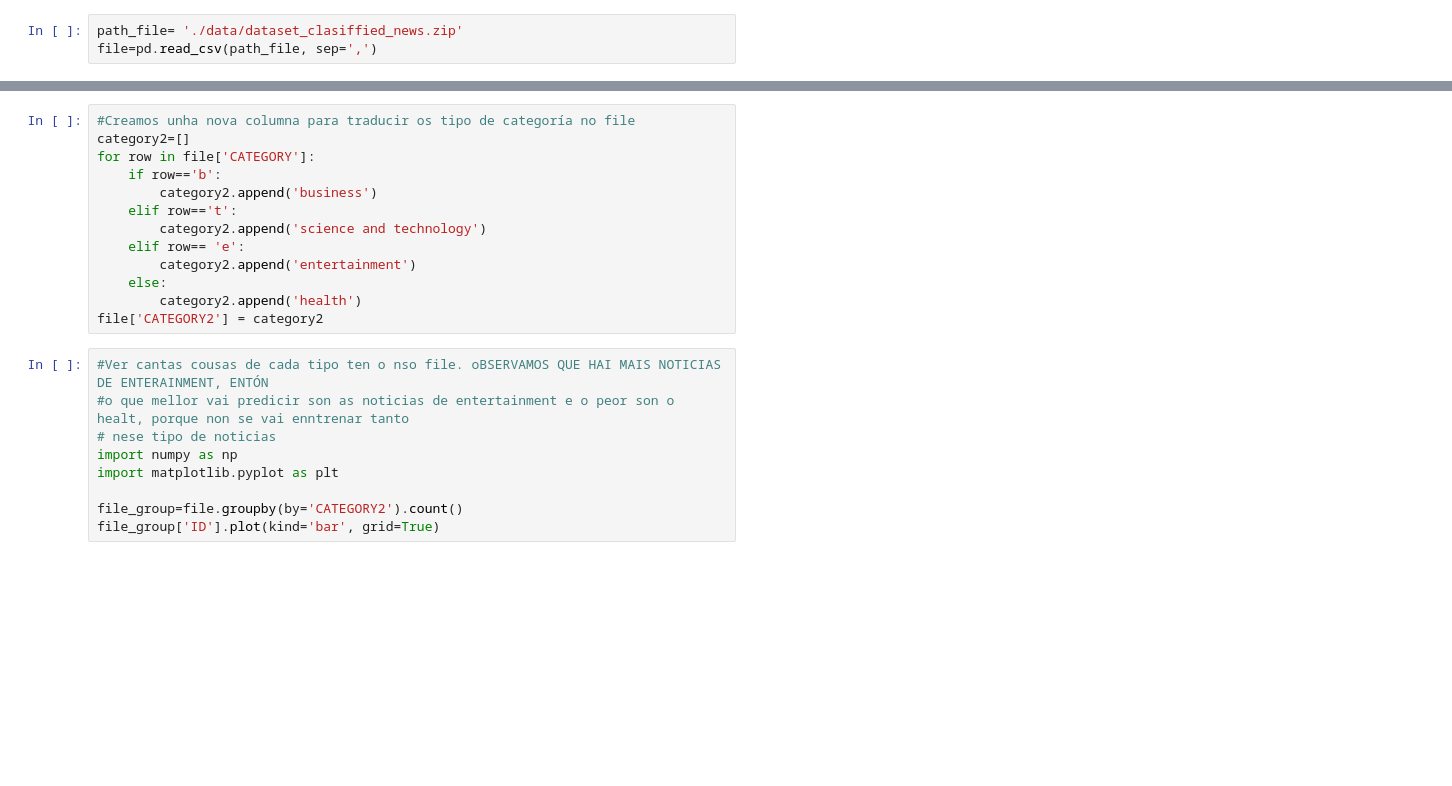
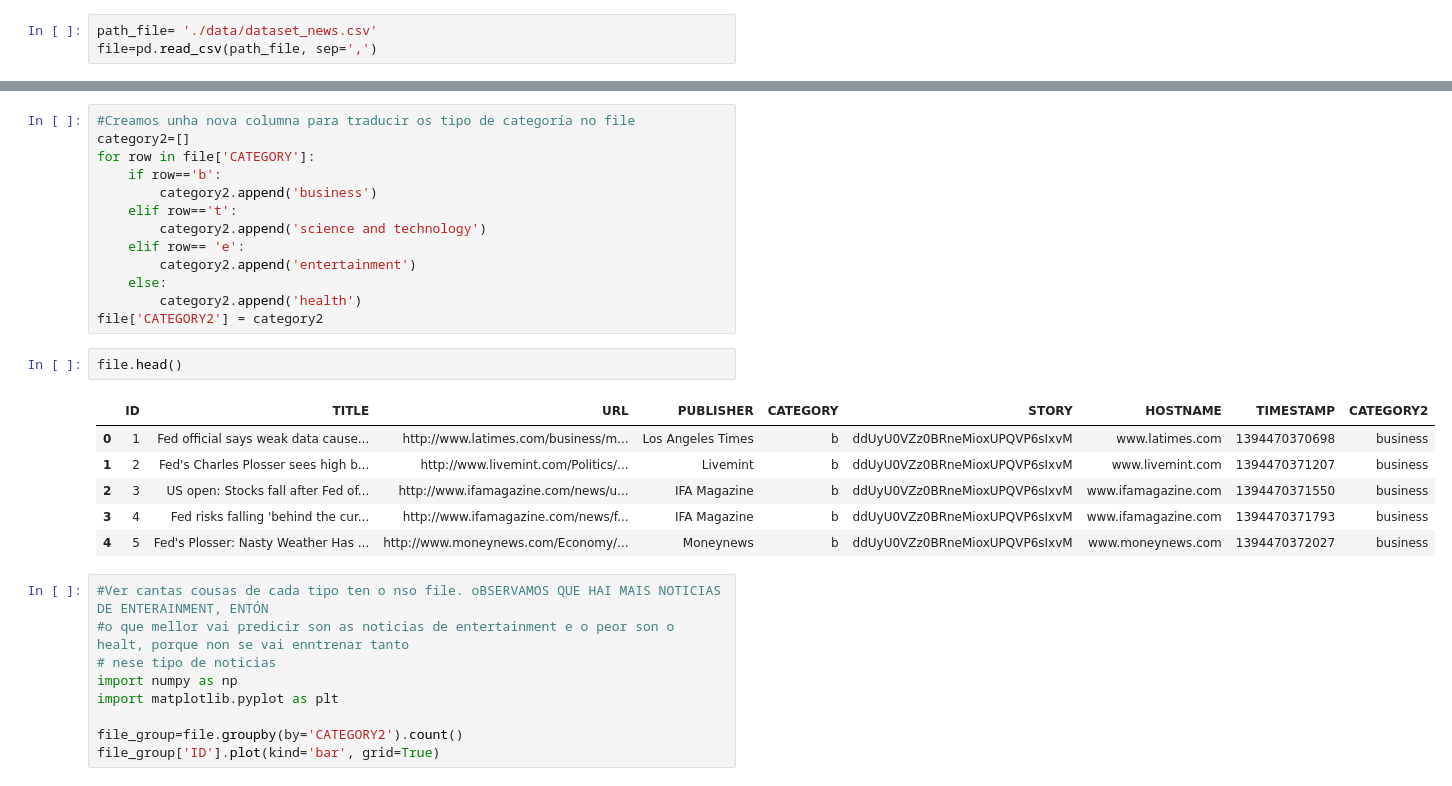
Before and after one commit to paquinho89/Daily-News-Classifier_TFM, a Jupyter notebook: Untitled.ipynb, the cells around one changed output, grey strips where cells are left out. Cells and saved outputs as stored; diff of their text form; blank space fills up the shorter version.

```diff
--- a/Untitled.ipynb
+++ b/Untitled.ipynb
@@ -11,5 +14,5 @@ https://www.kaggle.com/uciml/news-aggregator-dataset/version/1#uci-news-aggregat
 import pandas as pd
 import numpy as np
 # %%
-path_file= './data/dataset_clasiffied_news.zip'
+path_file= './data/dataset_news.csv'
 file=pd.read_csv(path_file, sep=',')
@@ -35,6 +60,15 @@ for row in file['CATEGORY']:
     else:
         category2.append('health')
 file['CATEGORY2'] = category2
+# %%
+file.head()
+# %% [output]
+|  | ID | TITLE | URL | PUBLISHER | CATEGORY | STORY | HOSTNAME | TIMESTAMP | CATEGORY2 |
+| 0 | 1 | Fed official says weak data cause... | http://www.latimes.com/business/m... | Los Angeles Times | b | ddUyU0VZz0BRneMioxUPQVP6sIxvM | www.latimes.com | 1394470370698 | business |
+| 1 | 2 | Fed's Charles Plosser sees high b... | http://www.livemint.com/Politics/... | Livemint | b | ddUyU0VZz0BRneMioxUPQVP6sIxvM | www.livemint.com | 1394470371207 | business |
+| 2 | 3 | US open: Stocks fall after Fed of... | http://www.ifamagazine.com/news/u... | IFA Magazine | b | ddUyU0VZz0BRneMioxUPQVP6sIxvM | www.ifamagazine.com | 1394470371550 | business |
+| 3 | 4 | Fed risks falling 'behind the cur... | http://www.ifamagazine.com/news/f... | IFA Magazine | b | ddUyU0VZz0BRneMioxUPQVP6sIxvM | www.ifamagazine.com | 1394470371793 | business |
+| 4 | 5 | Fed's Plosser: Nasty Weather Has ... | http://www.moneynews.com/Economy/... | Moneynews | b | ddUyU0VZz0BRneMioxUPQVP6sIxvM | www.moneynews.com | 1394470372027 | business |
 # %%
 #Ver cantas cousas de cada tipo ten o nso file. oBSERVAMOS QUE HAI MAIS NOTICIAS DE ENTERAINMENT, ENTÓN
 #o que mellor vai predicir son as noticias de entertainment e o peor son o healt, porque non se vai enntrenar tanto
```
Also changed, not shown: parts of 23 cells of this notebook.
